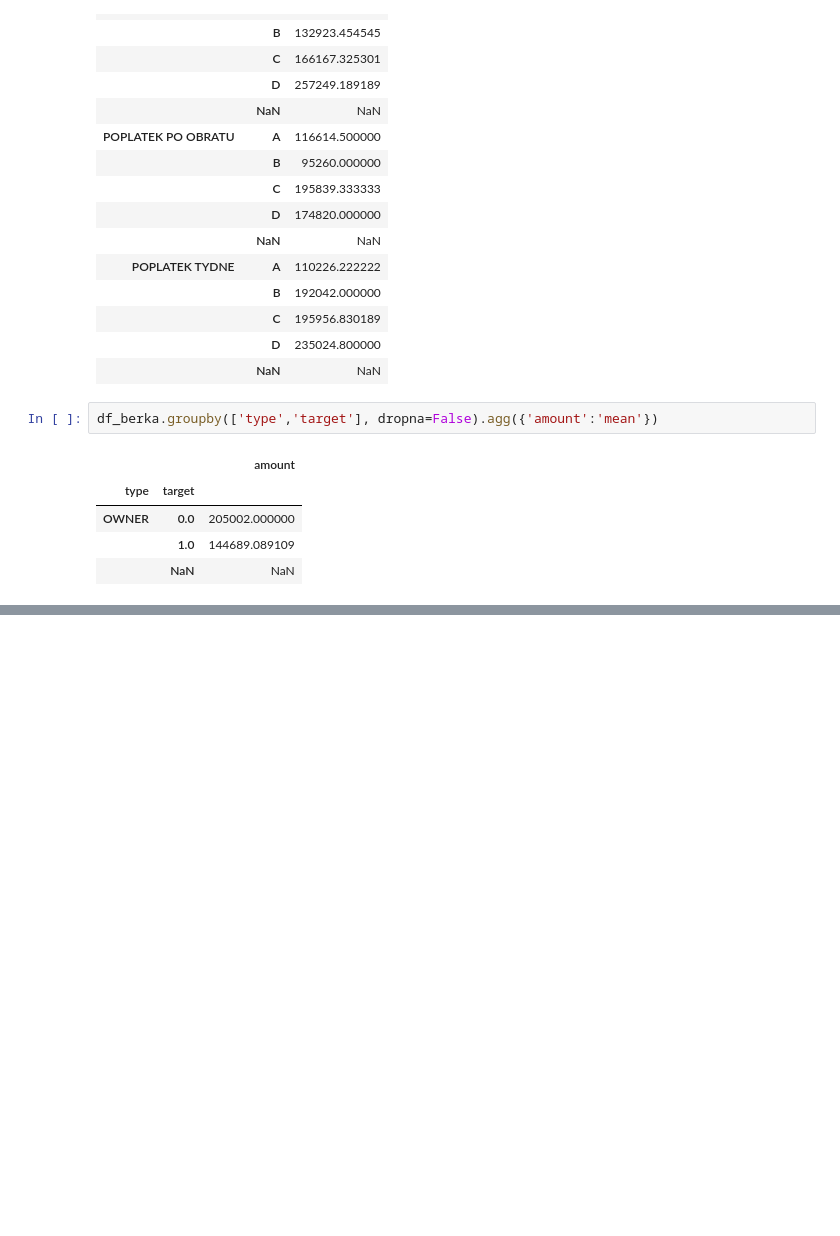
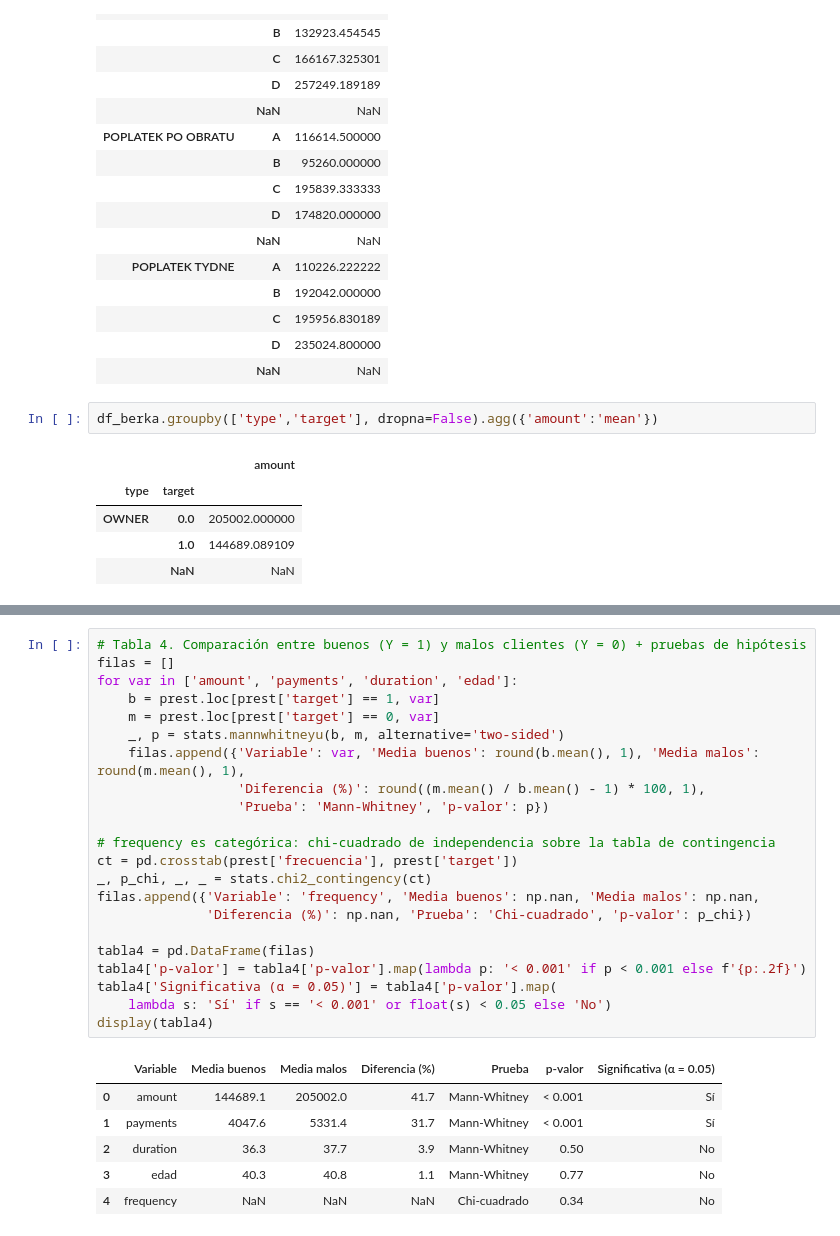
Before and after one commit to romanlopezroger-web/PRACTICA_1-MODULO-3, a Jupyter notebook: AED2_BERKA.ipynb, the cells around one changed output, grey strips where cells are left out. Cells and saved outputs as stored; diff of their text form; blank space fills up the shorter version.

```diff
--- a/AED2_BERKA.ipynb
+++ b/AED2_BERKA.ipynb
@@ -247,0 +336,29 @@ df_berka.groupby(['type','target'], dropna=False).agg({'amount':'mean'})
+# %%
+# Tabla 4. Comparación entre buenos (Y = 1) y malos clientes (Y = 0) + pruebas de hipótesis
+filas = []
+for var in ['amount', 'payments', 'duration', 'edad']:
+    b = prest.loc[prest['target'] == 1, var]
+    m = prest.loc[prest['target'] == 0, var]
+    _, p = stats.mannwhitneyu(b, m, alternative='two-sided')
+    filas.append({'Variable': var, 'Media buenos': round(b.mean(), 1), 'Media malos': round(m.mean(), 1),
+                  'Diferencia (%)': round((m.mean() / b.mean() - 1) * 100, 1),
+                  'Prueba': 'Mann-Whitney', 'p-valor': p})
+
+# frequency es categórica: chi-cuadrado de independencia sobre la tabla de contingencia
+ct = pd.crosstab(prest['frecuencia'], prest['target'])
+_, p_chi, _, _ = stats.chi2_contingency(ct)
+filas.append({'Variable': 'frequency', 'Media buenos': np.nan, 'Media malos': np.nan,
+              'Diferencia (%)': np.nan, 'Prueba': 'Chi-cuadrado', 'p-valor': p_chi})
+
+tabla4 = pd.DataFrame(filas)
+tabla4['p-valor'] = tabla4['p-valor'].map(lambda p: '< 0.001' if p < 0.001 else f'{p:.2f}')
+tabla4['Significativa (α = 0.05)'] = tabla4['p-valor'].map(
+    lambda s: 'Sí' if s == '< 0.001' or float(s) < 0.05 else 'No')
+display(tabla4)
+# %% [output]
+|  | Variable | Media buenos | Media malos | Diferencia (%) | Prueba | p-valor | Significativa (α = 0.05) |
+| 0 | amount | 144689.1 | 205002.0 | 41.7 | Mann-Whitney | < 0.001 | Sí |
+| 1 | payments | 4047.6 | 5331.4 | 31.7 | Mann-Whitney | < 0.001 | Sí |
+| 2 | duration | 36.3 | 37.7 | 3.9 | Mann-Whitney | 0.50 | No |
+| 3 | edad | 40.3 | 40.8 | 1.1 | Mann-Whitney | 0.77 | No |
+| 4 | frequency | NaN | NaN | NaN | Chi-cuadrado | 0.34 | No |
```
Also changed, not shown: parts of 5 cells of this notebook, 3 other files.
